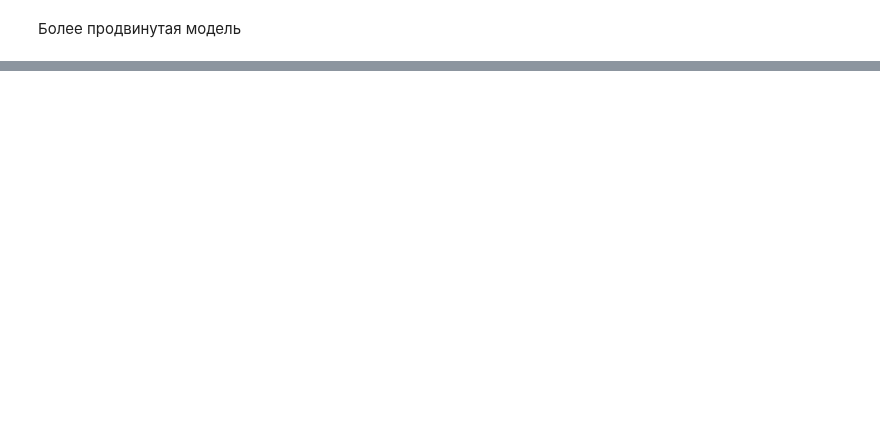
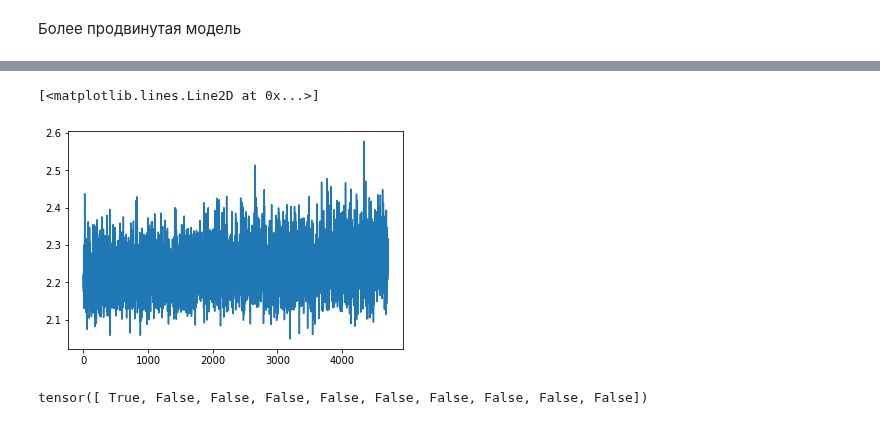
Before and after one commit to V-Marco/intro_to_ml_py, a Jupyter notebook: lesson_12/neural_networks_cifar.ipynb, the cells around one changed output, grey strips where cells are left out. Saved outputs shown, nothing was run; the diff lists cells and outputs as text; code cells hidden in the pictures; blank space fills up the shorter version.

```diff
--- a/lesson_12/neural_networks_cifar.ipynb
+++ b/lesson_12/neural_networks_cifar.ipynb
@@ -180,0 +215,39 @@ cool
+# %%
+optimizer = torch.optim.Adam(model.parameters(), lr=0.001)
+loss = torch.nn.CrossEntropyLoss()
+# %%
+BATCH_SIZE = 8
+loss_history = [] # ошибки после каждой эпохи
+n_epoch = 30
+
+from sklearn.model_selection import train_test_split
+
+X_train1, X_test, y_train1, y_test = train_test_split(X, Y, test_size = 0.3)
+
+for epoch in range(n_epoch):
+
+  perm = np.random.choice(len(X_train1), len(X_train1))
+  X_train = X_train[perm]
+  y_train = y_train[perm]
+
+  for i in range(len(X_train) // BATCH_SIZE):
+    X_batch = X_train[i * BATCH_SIZE : (i+1) * BATCH_SIZE]
+    y_batch = y_train[i * BATCH_SIZE : (i+1) * BATCH_SIZE]
+
+    # torch.tensor -- формат, понятный torch
+    X_batch = torch.tensor(X_batch.reshape(BATCH_SIZE, 1, 8, 8))
+    y_batch = torch.tensor(y_batch)
+
+    # прогоняем батч через нейронную сеть
+    nn_output = cool_model(X_batch.float()) # .float() -- чтобы без ошибки
+    # функция ошибки
+    computed_loss = loss(nn_output, y_batch)
+    # добавим в историю ошибок
+    loss_history.append(computed_loss.data.numpy())
+
+    # стандартные команды torch для обучения
+    computed_loss.backward()
+    optimizer.step()
+    optimizer.zero_grad() # математическое условие сходимости к минимуму
+
+  print('Epoch: ', str(epoch), ' -- loss is ', str(computed_loss.data.numpy()))
@@ -180,0 +272,7 @@ cool
+# %%
+plt.plot(np.arange(len(loss_history)), loss_history)
+# сеть не сошлась к минимуму, ошибка колеблется
+# требуется изменить параметры задания сети
+# %% [output]
+[<matplotlib.lines.Line2D at 0x...>]
+[figure, added]
@@ -180,0 +284,5 @@ cool
+# %%
+output_probabilities[0] == max(output_probabilities[0])
+# сеть утверждает, что это 1
+# %% [output]
+tensor([ True, False, False, False, False, False, False, False, False, False])
```
Also changed, not shown: parts of 18 cells of this notebook.
